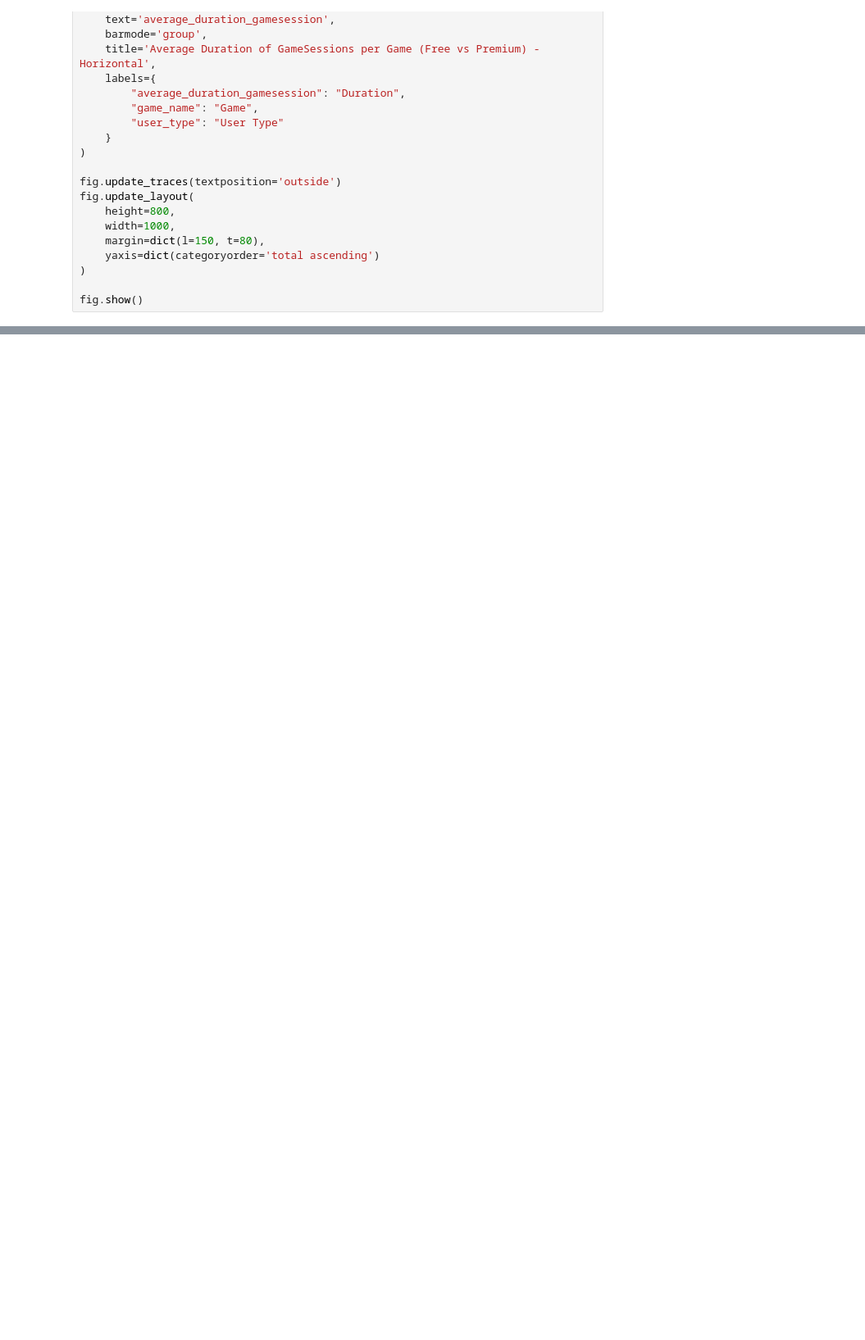
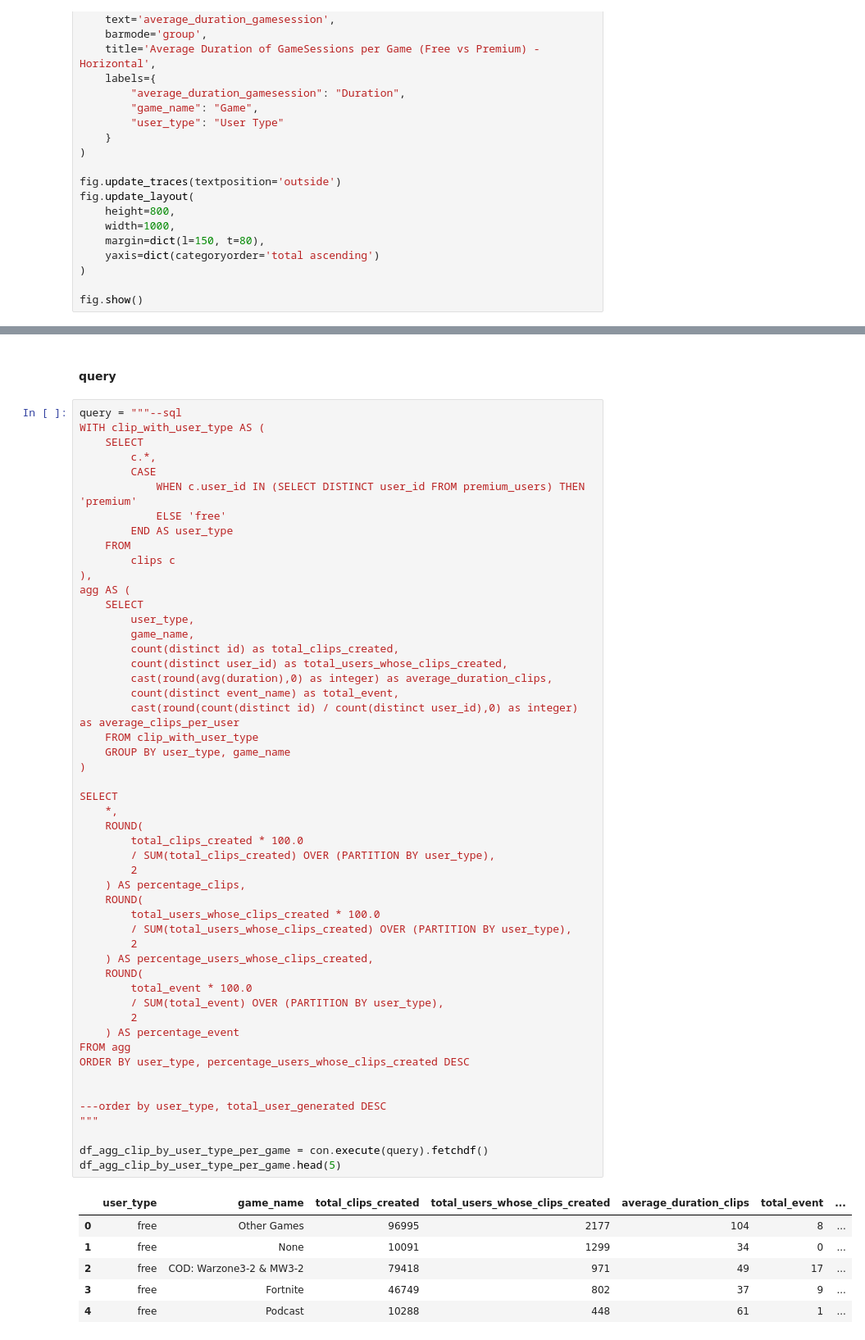
Before and after one commit to oscar-sinaga/Analysis-Eclipse-Data, a Jupyter notebook: answer_test.ipynb, the cells around one changed output, grey strips where cells are left out. Shown at 82% size. Cells and saved outputs as stored; diff of their text form; blank space fills up the shorter version.

```diff
--- a/answer_test.ipynb
+++ b/answer_test.ipynb
@@ -421,0 +576,60 @@ fig.show()
+# %% [markdown]
+#### query
+# %%
+query = """--sql
+WITH clip_with_user_type AS (
+    SELECT
+        c.*,
+        CASE
+            WHEN c.user_id IN (SELECT DISTINCT user_id FROM premium_users) THEN 'premium'
+            ELSE 'free'
+        END AS user_type
+    FROM
+        clips c
+),
+agg AS (
+    SELECT
+        user_type,
+        game_name,
+        count(distinct id) as total_clips_created,
+        count(distinct user_id) as total_users_whose_clips_created,
+        cast(round(avg(duration),0) as integer) as average_duration_clips,
+        count(distinct event_name) as total_event,
+        cast(round(count(distinct id) / count(distinct user_id),0) as integer) as average_clips_per_user
+    FROM clip_with_user_type
+    GROUP BY user_type, game_name
+)
+
+SELECT
+    *,
+    ROUND(
+        total_clips_created * 100.0
+        / SUM(total_clips_created) OVER (PARTITION BY user_type),
+        2
+    ) AS percentage_clips,
+    ROUND(
+        total_users_whose_clips_created * 100.0
+        / SUM(total_users_whose_clips_created) OVER (PARTITION BY user_type),
+        2
+    ) AS percentage_users_whose_clips_created,
+    ROUND(
+        total_event * 100.0
+        / SUM(total_event) OVER (PARTITION BY user_type),
+        2
+    ) AS percentage_event
+FROM agg
+ORDER BY user_type, percentage_users_whose_clips_created DESC
+
+
+---order by user_type, total_user_generated DESC
+"""
+
+df_agg_clip_by_user_type_per_game = con.execute(query).fetchdf()
+df_agg_clip_by_user_type_per_game.head(5)
+# %% [output]
+|  | user_type | game_name | total_clips_created | total_users_whose_clips_created | average_duration_clips | total_event | ... |
+| 0 | free | Other Games | 96995 | 2177 | 104 | 8 | ... |
+| 1 | free | None | 10091 | 1299 | 34 | 0 | ... |
+| 2 | free | COD: Warzone3-2 & MW3-2 | 79418 | 971 | 49 | 17 | ... |
+| 3 | free | Fortnite | 46749 | 802 | 37 | 9 | ... |
+| 4 | free | Podcast | 10288 | 448 | 61 | 1 | ... |
```
Also changed, not shown: parts of 16 cells of this notebook.
